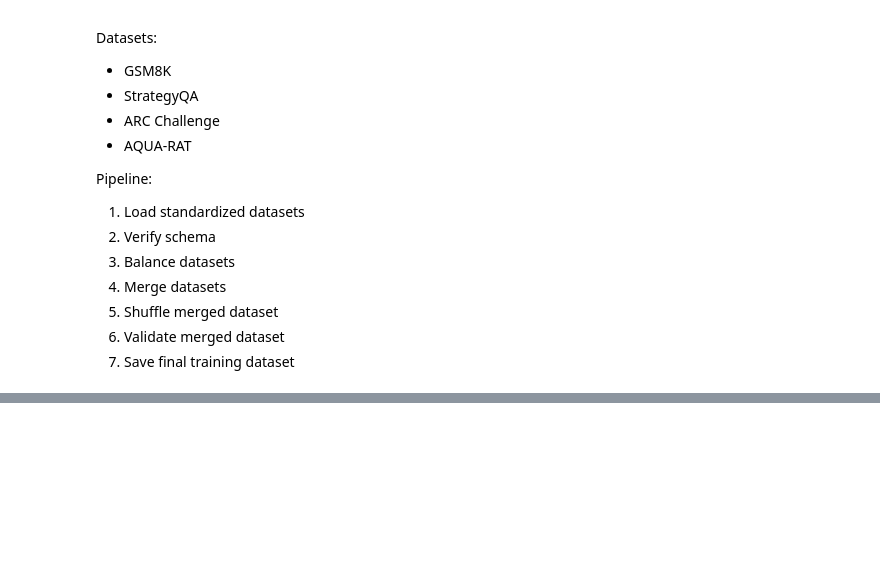
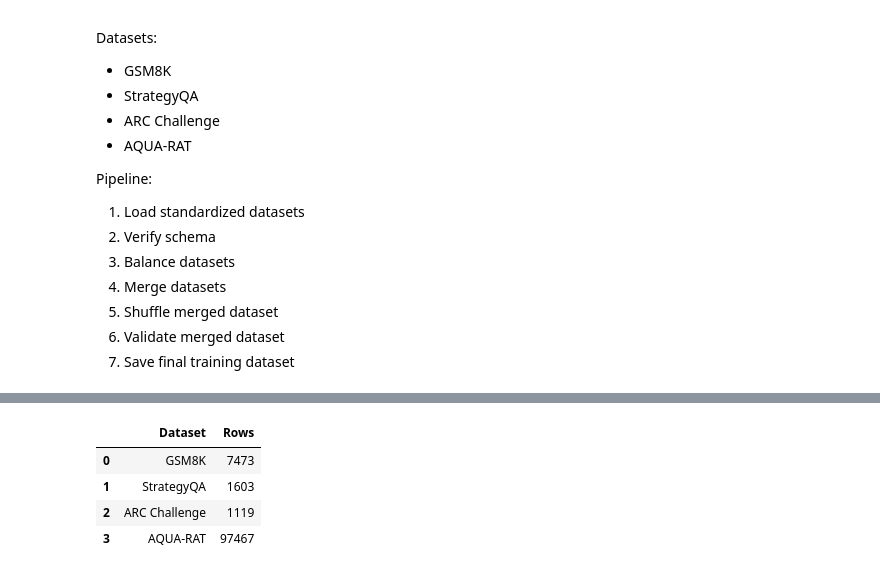
Before and after one commit to MR-just01/Llama3.2-Reasoning, a Jupyter notebook: notebooks/03_merge_datasets.ipynb, the cells around one changed output, grey strips where cells are left out. Cells and saved outputs as stored; diff of their text form; code cells hidden in the pictures; blank space fills up the shorter version.

```diff
--- a/notebooks/03_merge_datasets.ipynb
+++ b/notebooks/03_merge_datasets.ipynb
@@ -25,9 +52,24 @@ import numpy as np
 # %%
-gsm = pd.read_csv("gsm8k_standardized.csv")
+import pandas as pd
 
-strategy = pd.read_csv("strategyQA_standardized.csv")
+gsm = pd.read_csv("data/processed/gsm8k_standardized.csv",
+  keep_default_na=False)
 
-arc = pd.read_csv("arc_challenge_standardized.csv")
+strategy = pd.read_csv(
+    "data/processed/startegyQA_standardized.csv",
+    keep_default_na=False
+)
 
-aqua = pd.read_csv("aqua_rat_standardized.csv")
+arc = pd.read_csv(
+    "data/processed/arc_challenge_standardized.csv",
+    keep_default_na=False
+)
+
+aqua = pd.read_csv(
+    "data/processed/aqua_rat_standardized.csv",
+    keep_default_na=False
+)
+
+
+print(aqua.isnull().sum())
 # %% [output]
@@ -34,0 +116,23 @@ FileNotFoundError: [Errno 2] No such file or directory: 'gsm8k_standardized.csv'
+# %%
+stats = pd.DataFrame({
+    "Dataset": [
+        "GSM8K",
+        "StrategyQA",
+        "ARC Challenge",
+        "AQUA-RAT"
+    ],
+    "Rows": [
+        len(gsm),
+        len(strategy),
+        len(arc),
+        len(aqua)
+    ]
+})
+
+stats
+# %% [output]
+|  | Dataset | Rows |
+| 0 | GSM8K | 7473 |
+| 1 | StrategyQA | 1603 |
+| 2 | ARC Challenge | 1119 |
+| 3 | AQUA-RAT | 97467 |
```
Also changed, not shown: parts of 33 cells of this notebook.
